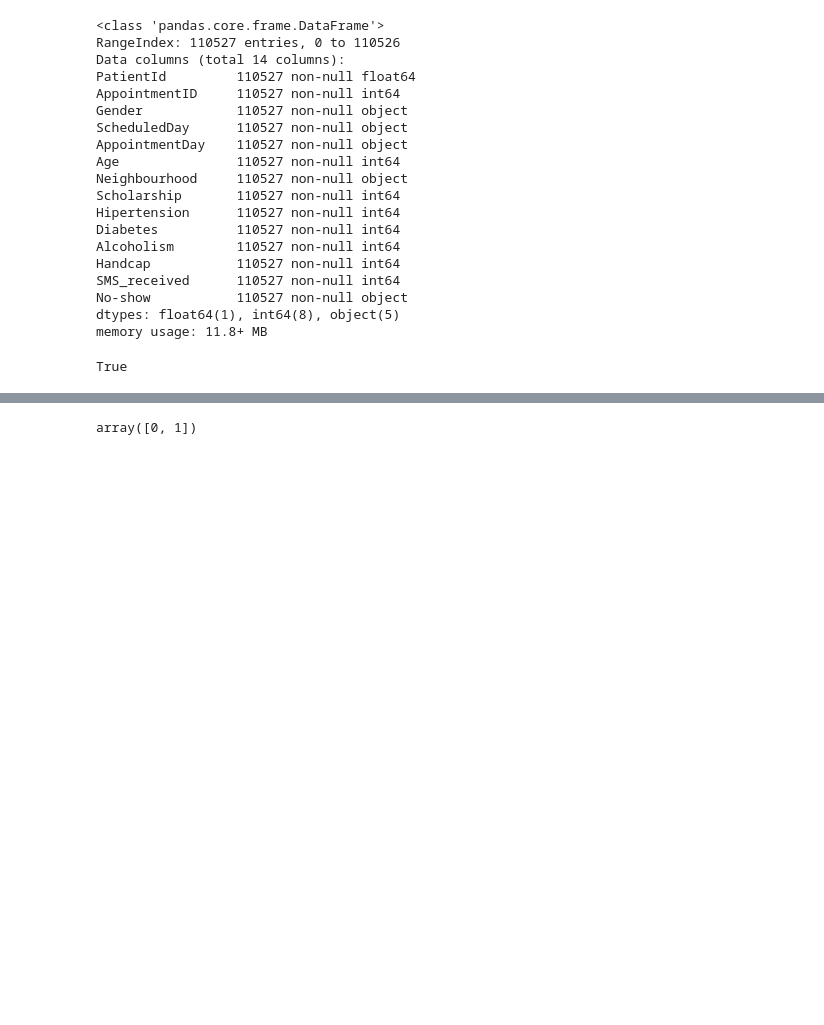
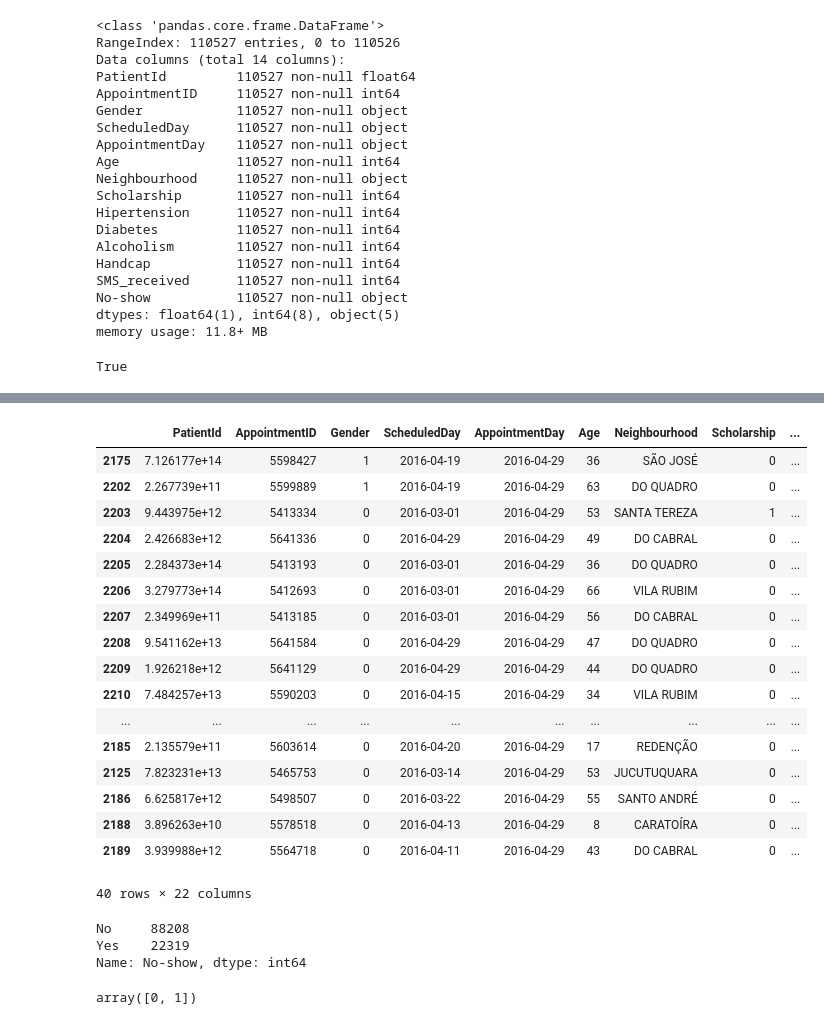
Before and after one commit to hussein073/Medical_Appointment_No_Show, a Jupyter notebook: index_part_2.ipynb, the cells around one changed output, grey strips where cells are left out. Cells and saved outputs as stored; diff of their text form; code cells hidden in the pictures; blank space fills up the shorter version.

```diff
--- a/index.ipynb
+++ b/index_part_2.ipynb
@@ -56,3 +51,30 @@ df.head()
+# %%
+df[50:90]
+# %% [output]
+|  | PatientId | AppointmentID | Gender | ScheduledDay | AppointmentDay | Age | Neighbourhood | Scholarship | ... |
+| 2175 | 7.126177e+14 | 5598427 | 1 | 2016-04-19 | 2016-04-29 | 36 | SÃO JOSÉ | 0 | ... |
+| 2202 | 2.267739e+11 | 5599889 | 1 | 2016-04-19 | 2016-04-29 | 63 | DO QUADRO | 0 | ... |
+| 2203 | 9.443975e+12 | 5413334 | 0 | 2016-03-01 | 2016-04-29 | 53 | SANTA TEREZA | 1 | ... |
+| 2204 | 2.426683e+12 | 5641336 | 0 | 2016-04-29 | 2016-04-29 | 49 | DO CABRAL | 0 | ... |
+| 2205 | 2.284373e+14 | 5413193 | 0 | 2016-03-01 | 2016-04-29 | 36 | DO QUADRO | 0 | ... |
+| 2206 | 3.279773e+14 | 5412693 | 0 | 2016-03-01 | 2016-04-29 | 66 | VILA RUBIM | 0 | ... |
+| 2207 | 2.349969e+11 | 5413185 | 0 | 2016-03-01 | 2016-04-29 | 56 | DO CABRAL | 0 | ... |
+| 2208 | 9.541162e+13 | 5641584 | 0 | 2016-04-29 | 2016-04-29 | 47 | DO QUADRO | 0 | ... |
+| 2209 | 1.926218e+12 | 5641129 | 0 | 2016-04-29 | 2016-04-29 | 44 | DO QUADRO | 0 | ... |
+| 2210 | 7.484257e+13 | 5590203 | 0 | 2016-04-15 | 2016-04-29 | 34 | VILA RUBIM | 0 | ... |
+| ... | ... | ... | ... | ... | ... | ... | ... | ... | ... |
+| 2185 | 2.135579e+11 | 5603614 | 0 | 2016-04-20 | 2016-04-29 | 17 | REDENÇÃO | 0 | ... |
+| 2125 | 7.823231e+13 | 5465753 | 0 | 2016-03-14 | 2016-04-29 | 53 | JUCUTUQUARA | 0 | ... |
+| 2186 | 6.625817e+12 | 5498507 | 0 | 2016-03-22 | 2016-04-29 | 55 | SANTO ANDRÉ | 0 | ... |
+| 2188 | 3.896263e+10 | 5578518 | 0 | 2016-04-13 | 2016-04-29 | 8 | CARATOÍRA | 0 | ... |
+| 2189 | 3.939988e+12 | 5564718 | 0 | 2016-04-11 | 2016-04-29 | 43 | DO CABRAL | 0 | ... |
+40 rows × 22 columns
+# %%
+df['No-show'].value_counts()
+# %% [output]
+No     88208
+Yes    22319
+Name: No-show, dtype: int64
 # %%
 #convert dates to datetime format getting rid of the hour
 
```
Also changed, not shown: parts of 26 cells of this notebook, 1 other file.
